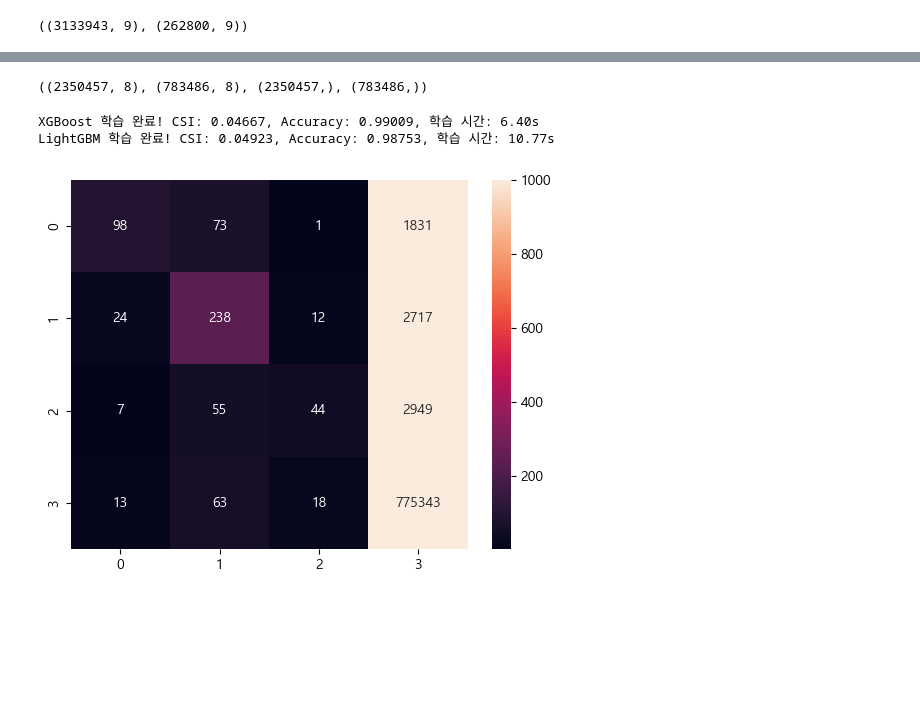
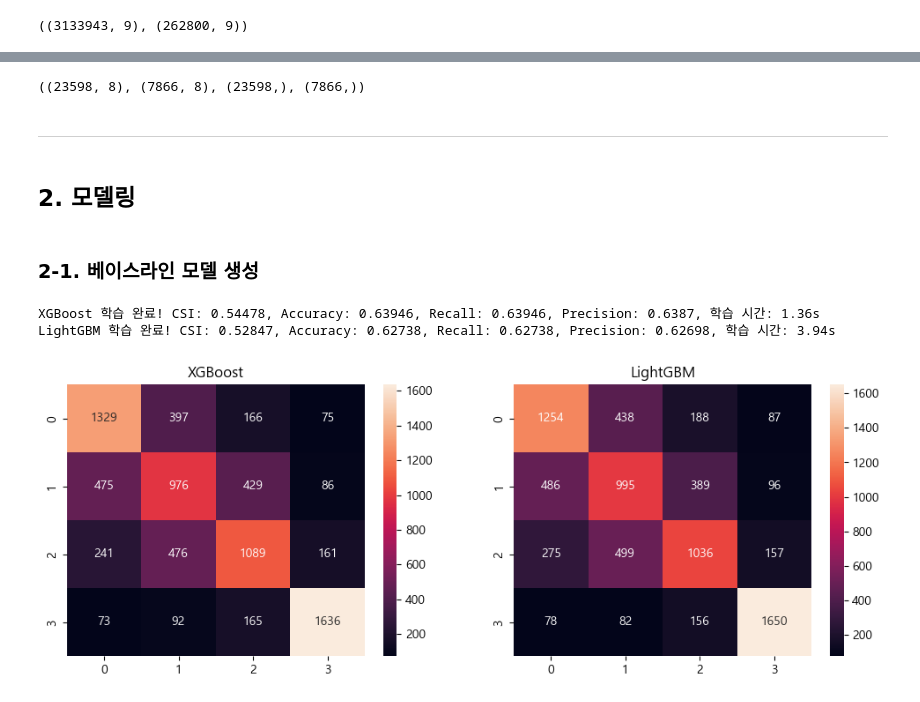
Before and after one commit to benidjor/weather-contest, a Jupyter notebook: model_XGB&LGBM_wj.ipynb, the cells around one changed output, grey strips where cells are left out. Drawn from its saved outputs; the diff is of its cells as text; code cells hidden in the pictures; blank space fills up the shorter version.

```diff
--- a/model_XGB&LGBM_wj.ipynb
+++ b/model_XGB&LGBM_wj.ipynb
@@ -72,13 +136,16 @@ train_drop.shape, test_drop.shape
 # %%
-X = train_drop.drop('class', axis=1)
-y = train_drop['class']
-
 X_test = test_drop
 
-X_train, X_val, y_train, y_val = train_test_split(X, y, random_state=42, train_size=0.75)
+X_train, X_val, y_train, y_val = train_test_split(X_res_rus, y_res_rus, random_state=42, train_size=0.75, stratify=y_res_rus)
 X_train.shape, X_val.shape, y_train.shape, y_val.shape
 # %% [output]
-((2350457, 8), (783486, 8), (2350457,), (783486,))
+((23598, 8), (7866, 8), (23598,), (7866,))
+# %% [markdown]
+---
+# %% [markdown]
+## 2. 모델링
+# %% [markdown]
+### 2-1. 베이스라인 모델 생성
 # %%
 from sklearn.metrics import make_scorer
 
@@ -106,6 +173,7 @@ models = {
 
 model_results = {}
 confusion_matrixes = {}
+importance = {}
 
 for name, model in models.items():
     start_time = datetime.now()
@@ -113,30 +181,48 @@ for name, model in models.items():
     y_pred = model.predict(X_val)
     csi = grid_csi_index(y_val, y_pred)
     accuracy = accuracy_score(y_val, y_pred)
-#     precision = precision_score(y_val, y_pred)
-#     recall = recall_score(y_val, y_pred)
-#     f1 = f1_score(y_val, y_pred)
+    precision = precision_score(y_val, y_pred, average='weighted')
+    recall = recall_score(y_val, y_pred, average='weighted')
+    f1 = f1_score(y_val, y_pred, average='weighted')
     model_results[name] = csi
     confusion_matrixes[name] = confusion_matrix(y_val, y_pred)
+#     if name == 'XGBoost':
+#         importance[name] = model.get_score(importance_type='weight')
+#         continue
+#     elif name == 'LightGBM':
+#         importance[name] = model.feature_importance(importance_type='split')
     time_delta = datetime.now() - start_time
     with open(f'''{name}(튜닝X)_{start_time.strftime('%Y%m%d%H%M%S')}.pkl''', 'wb') as file:
         pickle.dump(model, file)
-    print(f"{name} 학습 완료! CSI: {np.round(csi, 5)}, Accuracy: {np.round(accuracy, 5)}, 학습 시간: {time_delta.seconds}.{time_delta.microseconds // 10000}s")
+#     print(f"{name} 학습 완료! CSI: {np.round(csi, 5)}, Accuracy: {np.round(accuracy, 5)}, 학습 시간: {time_delta.seconds}.{time_delta.microseconds // 10000}s")
 #     print(f"{name} 학습 완료! CSI: {np.round(csi, 5)}, 정확도: {np.round(accuracy, 5)}, F1: {np.round(f1, 5)}, 학습 시간: {time_delta.seconds}.{time_delta.microseconds // 10000}s")
-#     print(f"{name} 학습 완료! CSI: {np.round(csi, 5)}, Accuracy: {np.round(accuracy, 5)}, Recall: {np.round(recall, 5)}, Precision: {np.round(precision, 5)}, 학습 시간: {time_delta.seconds}.{time_delta.microseconds // 10000}s")
+    print(f"{name} 학습 완료! CSI: {np.round(csi, 5)}, Accuracy: {np.round(accuracy, 5)}, Recall: {np.round(recall, 5)}, Precision: {np.round(precision, 5)}, 학습 시간: {time_delta.seconds}.{time_delta.microseconds // 10000}s")
 # %% [output]
-XGBoost 학습 완료! CSI: 0.04667, Accuracy: 0.99009, 학습 시간: 6.40s
-LightGBM 학습 완료! CSI: 0.04923, Accuracy: 0.98753, 학습 시간: 10.77s
+XGBoost 학습 완료! CSI: 0.54478, Accuracy: 0.63946, Recall: 0.63946, Precision: 0.6387, 학습 시간: 1.36s
+LightGBM 학습 완료! CSI: 0.52847, Accuracy: 0.62738, Recall: 0.62738, Precision: 0.62698, 학습 시간: 3.94s
 # %%
 import seaborn as sns
+
+fig, axes = plt.subplots(ncols=2, figsize=(12, 4))
 
 sns.heatmap(
     pd.DataFrame(confusion_matrixes['XGBoost']),
     annot=True,
-    vmax=1000,
-    fmt=".0f"
+#     vmax=1000,
+    fmt=".0f",
+    ax=axes[0]
 )
+axes[0].set_title('XGBoost')
+
+sns.heatmap(
+    pd.DataFrame(confusion_matrixes['LightGBM']),
+    annot=True,
+#     vmax=1000,
+    fmt=".0f",
+    ax=axes[1]
+)
+axes[1].set_title('LightGBM')
 
 plt.show()
 # %% [output]
-[figure, old version]
+[figure, new version]
```
Also changed, not shown: parts of 19 cells of this notebook, 1 other file.
